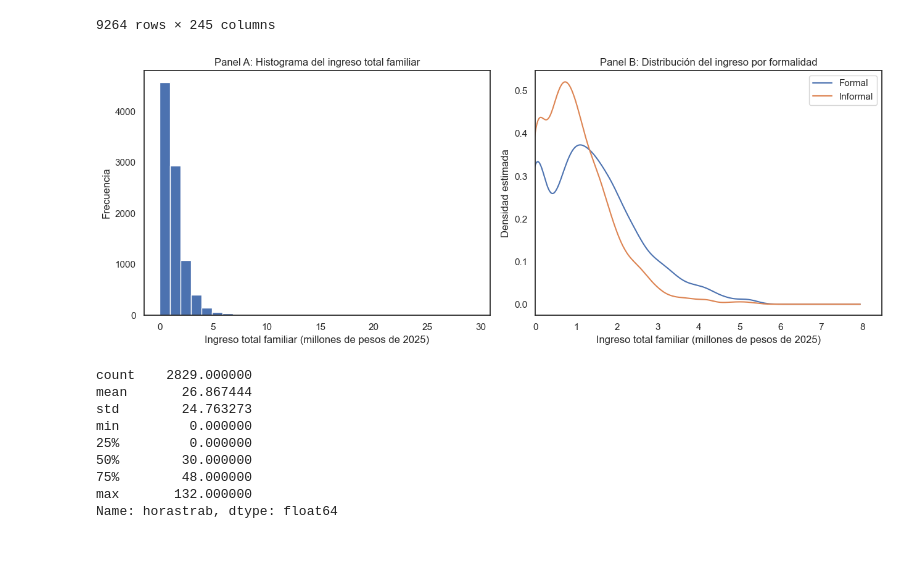
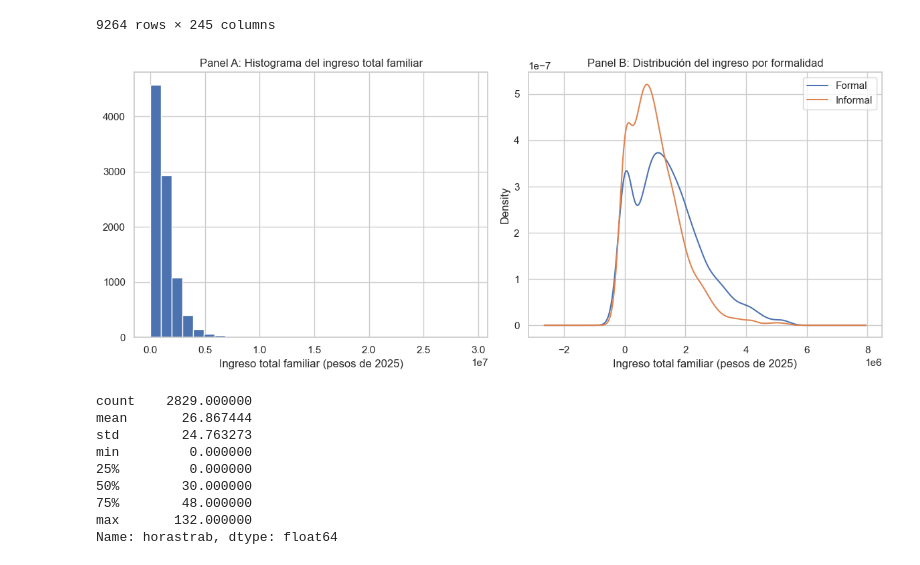
Before and after one commit to mariasolsampogna/E337_Grupo2, a Jupyter notebook: TP2/Tp2.ipynb, the cells around one changed output. Cells and saved outputs as stored; diff of their text form; code cells hidden in the pictures.

```diff
--- a/TP2/Tp2.ipynb
+++ b/TP2/Tp2.ipynb
@@ -38,18 +38,15 @@ Index(['CH04', 'CH06', 'CH07', 'CH08', 'NIVEL_ED', 'ESTADO', 'CAT_INAC',
 # %%
 # Realicemos los graficos pedidoos
 # %%
-sns.set(style="white")
+sns.set(style="whitegrid")
 
 fig, axs = plt.subplots(1, 2, figsize=(12, 5))
-fig.subplots_adjust(wspace=0.35)
 
 # Hagamos el histograma para la variable edad
 
 axs[0].hist(df['CH06'].dropna(), bins=30)
 axs[0].set_title('Panel A: Distribución de edad')
 axs[0].set_xlabel('Edad')
-axs[0].set_ylabel('Frecuencia')
-axs[0].grid(False)
 
 # Ahora construyamos el segundo panel
 
@@ -61,9 +58,5 @@ informales.plot.kde(ax=axs[1], label='Informal')
 
 axs[1].set_title('Panel B: Distribución de edad² por formalidad')
 axs[1].set_xlabel('Edad²')
-axs[1].set_ylabel('Densidad (estimada)')
-axs[1].grid(False)
 axs[1].legend()
-
-plt.savefig('grafico_edades.png', dpi=300, bbox_inches='tight')
 # %% [output]
@@ -271,68 +264,41 @@ df_original2
 | 9263 | 287829 | 2005.0 | 3.0 | 1.0 | 6.0 | 1.0 | 42.0 | N | 27.0 | 227.0 | ... |
 9264 rows × 245 columns
 # %%
-## Construyamos los gráficos pedidos.
-from matplotlib.ticker import ScalarFormatter
+# Construyamos los gráficos pedidos.
 
-sns.set(style="white")
+sns.set(style="whitegrid")
 
-fig, axs = plt.subplots(1, 2, figsize=(13, 5))
-fig.subplots_adjust(wspace=0.45)
-
-# Para que el eje x sea más legible, expresamos el ingreso en millones de pesos de 2025
-df_original2['ingreso_total_familiar_mill'] = df_original2['ingreso_total_familiar'] / 1_000_000
+fig, axs = plt.subplots(1, 2, figsize=(12, 5))
 
 # Hagamos el histograma ITF
 
-axs[0].hist(df_original2['ingreso_total_familiar_mill'].dropna(), bins=30)
+axs[0].hist(df_original2['ingreso_total_familiar'].dropna(), bins=30)
 axs[0].set_title('Panel A: Histograma del ingreso total familiar')
-axs[0].set_xlabel('Ingreso total familiar (millones de pesos de 2025)')
-axs[0].set_ylabel('Frecuencia')
-axs[0].grid(False)
-
-fmt_x0 = ScalarFormatter(useOffset=False)
-fmt_x0.set_scientific(False)
-axs[0].xaxis.set_major_formatter(fmt_x0)
+axs[0].set_xlabel('Ingreso total familiar (pesos de 2025)')
 
 # Pasemos a construir el segundo panel:
 # Acotamos al p99 para evitar que los outliers aplanen el kernel
-p99 = df_original2['ingreso_total_familiar_mill'].quantile(0.99)
+p99 = df_original2['ingreso_total_familiar'].quantile(0.99)
 
 # Vamos a necesitar también agregar la columna de informal como para hacer el segundo gráfico.
+
 df_original2['informal'] = df['informal']
 
-# Separamos el ingreso total familiar según condición de formalidad
-formales = df_original2[df_original2['informal'] == 0]['ingreso_total_familiar_mill'].dropna()
-informales = df_original2[df_original2['informal'] == 1]['ingreso_total_familiar_mill'].dropna()
+formales = df_original2[df_original2['informal'] == 0]['ingreso_total_familiar'].dropna()
+informales = df_original2[df_original2['informal'] == 1]['ingreso_total_familiar'].dropna()
 
-# Graficamos las distribuciones kernel para formales e informales,
-# restringiendo al percentil 99 para que los valores extremos no aplasten la curva
 formales[formales <= p99].plot.kde(ax=axs[1], label='Formal')
 informales[informales <= p99].plot.kde(ax=axs[1], label='Informal')
 
 axs[1].set_title('Panel B: Distribución del ingreso por formalidad')
-axs[1].set_xlabel('Ingreso total familiar (millones de pesos de 2025)')
-axs[1].set_ylabel('Densidad estimada')
+axs[1].set_xlabel('Ingreso total familiar (pesos de 2025)')
 axs[1].legend()
-axs[1].grid(False)
-
-# Como el kernel puede extenderse artificialmente hacia valores negativos,
-# fijamos el límite inferior del eje x en 0
-axs[1].set_xlim(left=0)
-
-fmt_x1 = ScalarFormatter(useOffset=False)
-fmt_x1.set_scientific(False)
-axs[1].xaxis.set_major_formatter(fmt_x1)
-
-fmt_y1 = ScalarFormatter(useOffset=False)
-fmt_y1.set_scientific(False)
-axs[1].yaxis.set_major_formatter(fmt_y1)
 
 plt.tight_layout()
 plt.savefig('grafico_ingresos.png', dpi=300, bbox_inches='tight')
 plt.show()
 # %% [output]
-[figure, old version]
+[figure, new version]
 # %%
 ### Ejercicio 4:
 # %%
```
Also changed, not shown: parts of 17 cells of this notebook.
